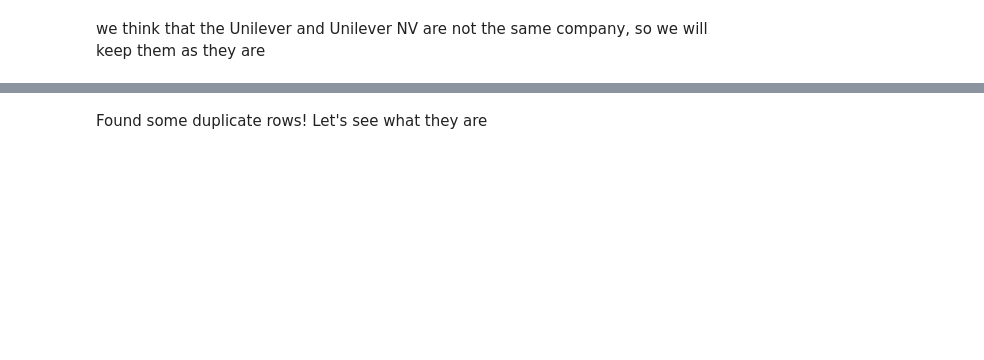
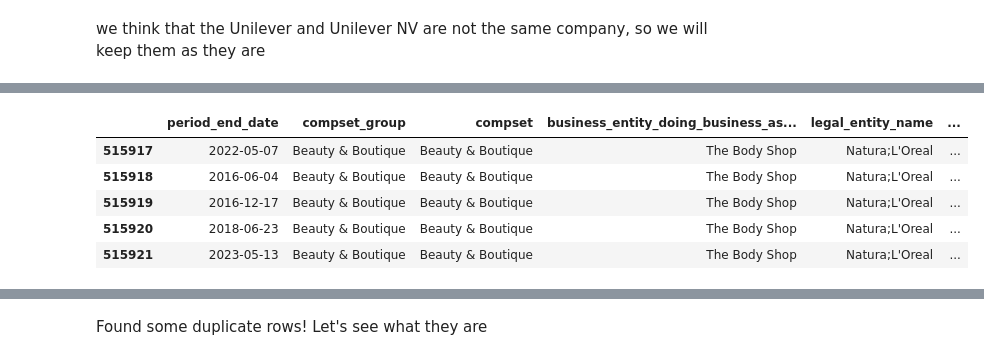
Before and after one commit to kkh327/datathon, a Jupyter notebook: data_cleaning.ipynb, the cells around one changed output, grey strips where cells are left out. Saved outputs shown, nothing was run; the diff lists cells and outputs as text; code cells hidden in the pictures; blank space fills up the shorter version.

```diff
--- a/data_cleaning.ipynb
+++ b/data_cleaning.ipynb
@@ -226,0 +368,10 @@ we think that the Unilever and Unilever NV are not the same company, so we will
+# %%
+# show a dataframe that only has L'Oreal
+df[df['legal_entity_name'].isin(["Natura;L'Oreal"])].head(5)
+# %% [output]
+|  | period_end_date | compset_group | compset | business_entity_doing_business_as... | legal_entity_name | ... |
+| 515917 | 2022-05-07 | Beauty & Boutique | Beauty & Boutique | The Body Shop | Natura;L'Oreal | ... |
+| 515918 | 2016-06-04 | Beauty & Boutique | Beauty & Boutique | The Body Shop | Natura;L'Oreal | ... |
+| 515919 | 2016-12-17 | Beauty & Boutique | Beauty & Boutique | The Body Shop | Natura;L'Oreal | ... |
+| 515920 | 2018-06-23 | Beauty & Boutique | Beauty & Boutique | The Body Shop | Natura;L'Oreal | ... |
+| 515921 | 2023-05-13 | Beauty & Boutique | Beauty & Boutique | The Body Shop | Natura;L'Oreal | ... |
```
Also changed, not shown: parts of 60 cells of this notebook.
